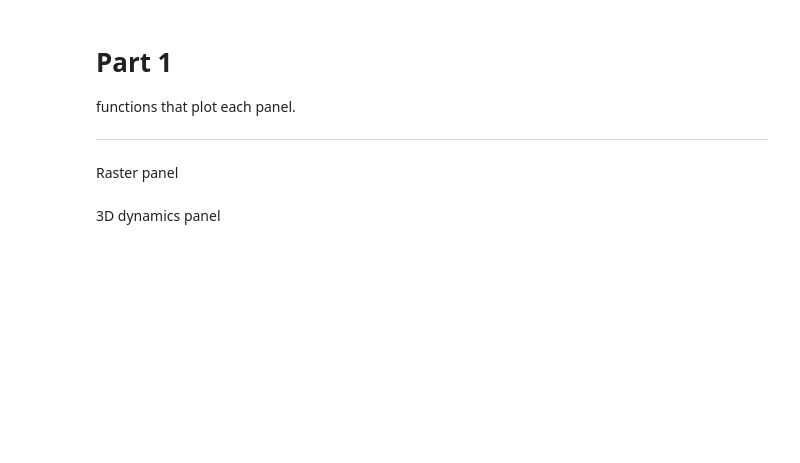
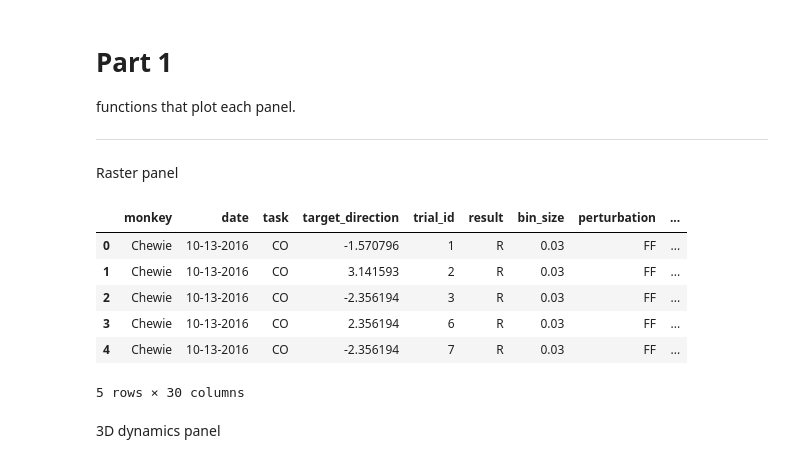
Before and after one commit to AtMostafa/multi-animal-alignment, a Jupyter notebook: paper/fig2.ipynb, the cells around one changed output. Cells and saved outputs as stored; diff of their text form; code cells hidden in the pictures; blank space fills up the shorter version.

```diff
--- a/paper/fig2.ipynb
+++ b/paper/fig2.ipynb
@@ -133,6 +135,17 @@ def plot_moneky_vel_ex(df,gs):
         ax.spines['left'].set_visible(False)
 
     return axes
+# %%
+raster_example_df = prep_example_df()
+raster_example_df[0].head()
+# %% [output]
+|  | monkey | date | task | target_direction | trial_id | result | bin_size | perturbation | ... |
+| 0 | Chewie | 10-13-2016 | CO | -1.570796 | 1 | R | 0.03 | FF | ... |
+| 1 | Chewie | 10-13-2016 | CO | 3.141593 | 2 | R | 0.03 | FF | ... |
+| 2 | Chewie | 10-13-2016 | CO | -2.356194 | 3 | R | 0.03 | FF | ... |
+| 3 | Chewie | 10-13-2016 | CO | 2.356194 | 6 | R | 0.03 | FF | ... |
+| 4 | Chewie | 10-13-2016 | CO | -2.356194 | 7 | R | 0.03 | FF | ... |
+5 rows × 30 columns
 # %% [markdown]
 3D dynamics panel
 # %%
```
Also changed, not shown: parts of 1 cell of this notebook.
